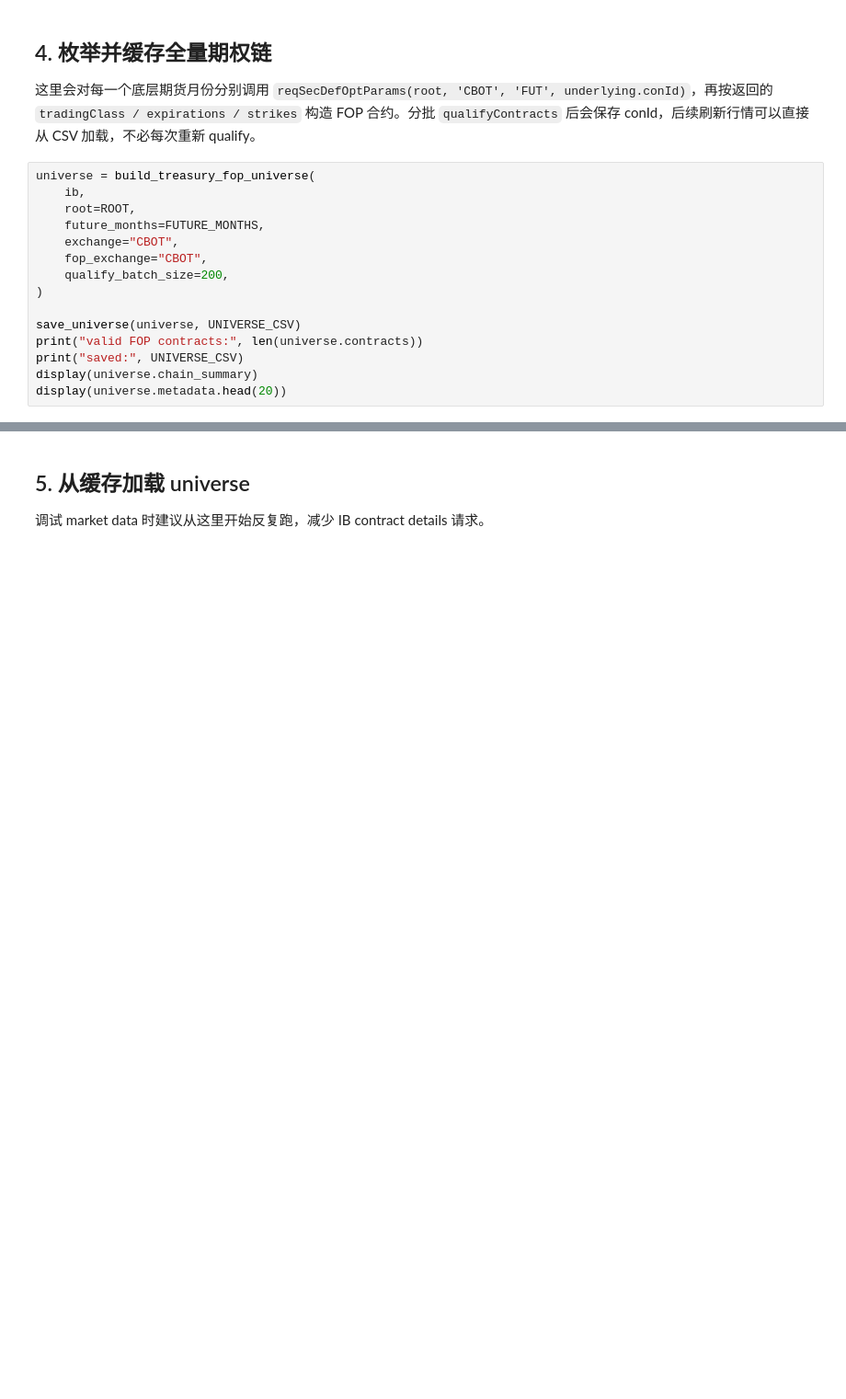
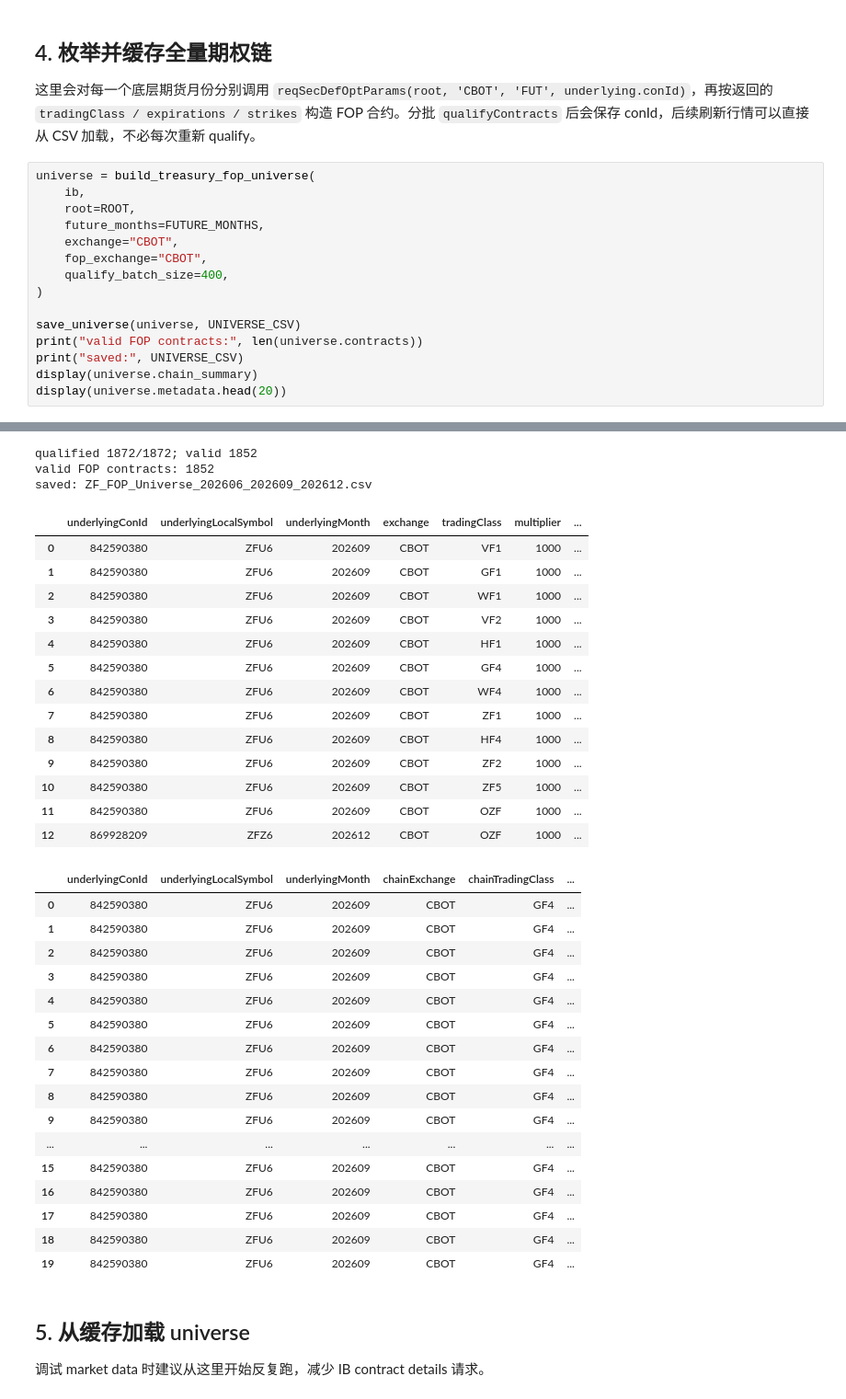
Before and after one commit to BeyondLiby/IB-API, a Jupyter notebook: ZF_FOP_Debug.ipynb, the cells around one changed output, grey strips where cells are left out. Shown at 92% size. Drawn from its saved outputs; the diff is of its cells as text; blank space fills up the shorter version.

```diff
--- a/ZF_FOP_Debug.ipynb
+++ b/ZF_FOP_Debug.ipynb
@@ -94,7 +161,7 @@ universe = build_treasury_fop_universe(
     future_months=FUTURE_MONTHS,
     exchange="CBOT",
     fop_exchange="CBOT",
-    qualify_batch_size=200,
+    qualify_batch_size=400,
 )
 
 save_universe(universe, UNIVERSE_CSV)
@@ -102,3 +169,4 @@ print("valid FOP contracts:", len(universe.contracts))
 print("saved:", UNIVERSE_CSV)
 display(universe.chain_summary)
 display(universe.metadata.head(20))
+# %% [output]
@@ -105,3 +201,37 @@ display(universe.metadata.head(20))
+qualified 1872/1872; valid 1852
+valid FOP contracts: 1852
+saved: ZF_FOP_Universe_202606_202609_202612.csv
+|  | underlyingConId | underlyingLocalSymbol | underlyingMonth | exchange | tradingClass | multiplier | ... |
+| 0 | 842590380 | ZFU6 | 202609 | CBOT | VF1 | 1000 | ... |
+| 1 | 842590380 | ZFU6 | 202609 | CBOT | GF1 | 1000 | ... |
+| 2 | 842590380 | ZFU6 | 202609 | CBOT | WF1 | 1000 | ... |
+| 3 | 842590380 | ZFU6 | 202609 | CBOT | VF2 | 1000 | ... |
+| 4 | 842590380 | ZFU6 | 202609 | CBOT | HF1 | 1000 | ... |
+| 5 | 842590380 | ZFU6 | 202609 | CBOT | GF4 | 1000 | ... |
+| 6 | 842590380 | ZFU6 | 202609 | CBOT | WF4 | 1000 | ... |
+| 7 | 842590380 | ZFU6 | 202609 | CBOT | ZF1 | 1000 | ... |
+| 8 | 842590380 | ZFU6 | 202609 | CBOT | HF4 | 1000 | ... |
+| 9 | 842590380 | ZFU6 | 202609 | CBOT | ZF2 | 1000 | ... |
+| 10 | 842590380 | ZFU6 | 202609 | CBOT | ZF5 | 1000 | ... |
+| 11 | 842590380 | ZFU6 | 202609 | CBOT | OZF | 1000 | ... |
+| 12 | 869928209 | ZFZ6 | 202612 | CBOT | OZF | 1000 | ... |
+|  | underlyingConId | underlyingLocalSymbol | underlyingMonth | chainExchange | chainTradingClass | ... |
+| 0 | 842590380 | ZFU6 | 202609 | CBOT | GF4 | ... |
+| 1 | 842590380 | ZFU6 | 202609 | CBOT | GF4 | ... |
+| 2 | 842590380 | ZFU6 | 202609 | CBOT | GF4 | ... |
+| 3 | 842590380 | ZFU6 | 202609 | CBOT | GF4 | ... |
+| 4 | 842590380 | ZFU6 | 202609 | CBOT | GF4 | ... |
+| 5 | 842590380 | ZFU6 | 202609 | CBOT | GF4 | ... |
+| 6 | 842590380 | ZFU6 | 202609 | CBOT | GF4 | ... |
+| 7 | 842590380 | ZFU6 | 202609 | CBOT | GF4 | ... |
+| 8 | 842590380 | ZFU6 | 202609 | CBOT | GF4 | ... |
+| 9 | 842590380 | ZFU6 | 202609 | CBOT | GF4 | ... |
+| ... | ... | ... | ... | ... | ... | ... |
+| 15 | 842590380 | ZFU6 | 202609 | CBOT | GF4 | ... |
+| 16 | 842590380 | ZFU6 | 202609 | CBOT | GF4 | ... |
+| 17 | 842590380 | ZFU6 | 202609 | CBOT | GF4 | ... |
+| 18 | 842590380 | ZFU6 | 202609 | CBOT | GF4 | ... |
+| 19 | 842590380 | ZFU6 | 202609 | CBOT | GF4 | ... |
 # %% [markdown]
 ## 5. 从缓存加载 universe
 
```
Also changed, not shown: parts of 17 cells of this notebook, 37 other files.
